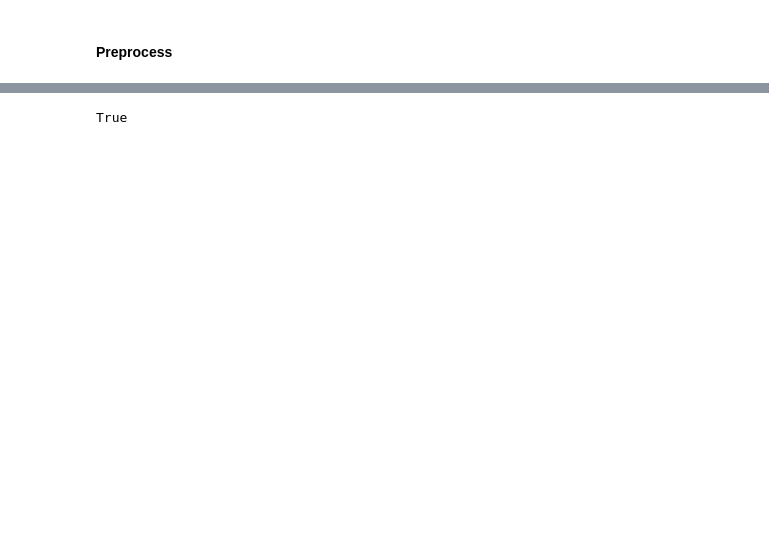
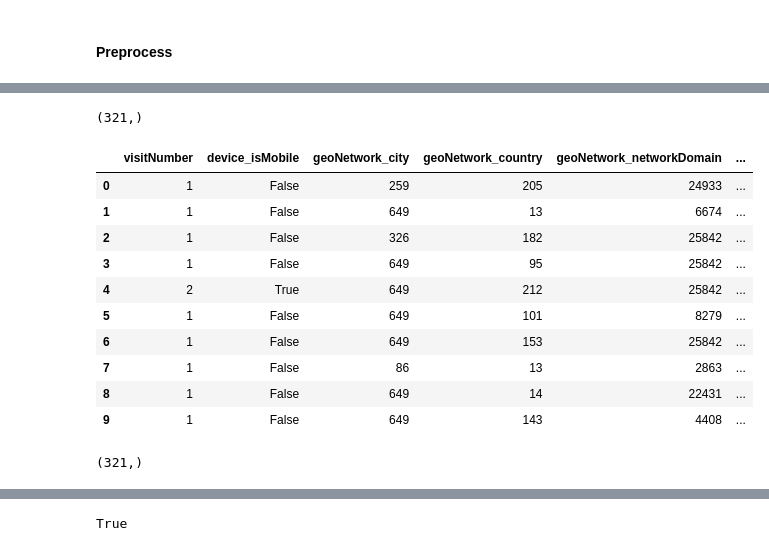
Before and after one commit to ademyanchuk/kaggle_google_revenue, a Jupyter notebook: notebooks/rf_fastai-baseline.ipynb, the cells around one changed output, grey strips where cells are left out. Saved outputs shown, nothing was run; the diff lists cells and outputs as text; code cells hidden in the pictures; blank space fills up the shorter version.

```diff
--- a/notebooks/rf_fastai-baseline.ipynb
+++ b/notebooks/rf_fastai-baseline.ipynb
@@ -297,2 +269,3 @@ skip_columns = ['sessionId', 'visitId', 'visitNumber', 'device_deviceCategory',
 # %%
-df, y, nas = proc_df(full_train, 'totals_transactionRevenue', skip_flds=skip_columns)
+%%time
+df, y, nas = proc_df(full_train, 'totals_transactionRevenue', skip_flds=['fullVisitorId'], max_n_cat=100)
@@ -314 +275,19 @@ skip_columns = ['sessionId', 'visitId', 'visitNumber', 'device_deviceCategory',
+# %%
+df.columns.shape
+# %% [output]
+(321,)
+# %%
+display_all(df.head(10))
+# %% [output]
+|  | visitNumber | device_isMobile | geoNetwork_city | geoNetwork_country | geoNetwork_networkDomain | ... |
+| 0 | 1 | False | 259 | 205 | 24933 | ... |
+| 1 | 1 | False | 649 | 13 | 6674 | ... |
+| 2 | 1 | False | 326 | 182 | 25842 | ... |
+| 3 | 1 | False | 649 | 95 | 25842 | ... |
+| 4 | 2 | True | 649 | 212 | 25842 | ... |
+| 5 | 1 | False | 649 | 101 | 8279 | ... |
+| 6 | 1 | False | 649 | 153 | 25842 | ... |
+| 7 | 1 | False | 86 | 13 | 2863 | ... |
+| 8 | 1 | False | 649 | 14 | 22431 | ... |
+| 9 | 1 | False | 649 | 143 | 4408 | ... |
 # %%
@@ -315,0 +295,4 @@ test, _, _ = proc_df(test_df, skip_flds=skip_columns, na_dict=nas)
+# %%
+test.columns.shape
+# %% [output]
+(321,)
```
Also changed, not shown: parts of 70 cells of this notebook.
